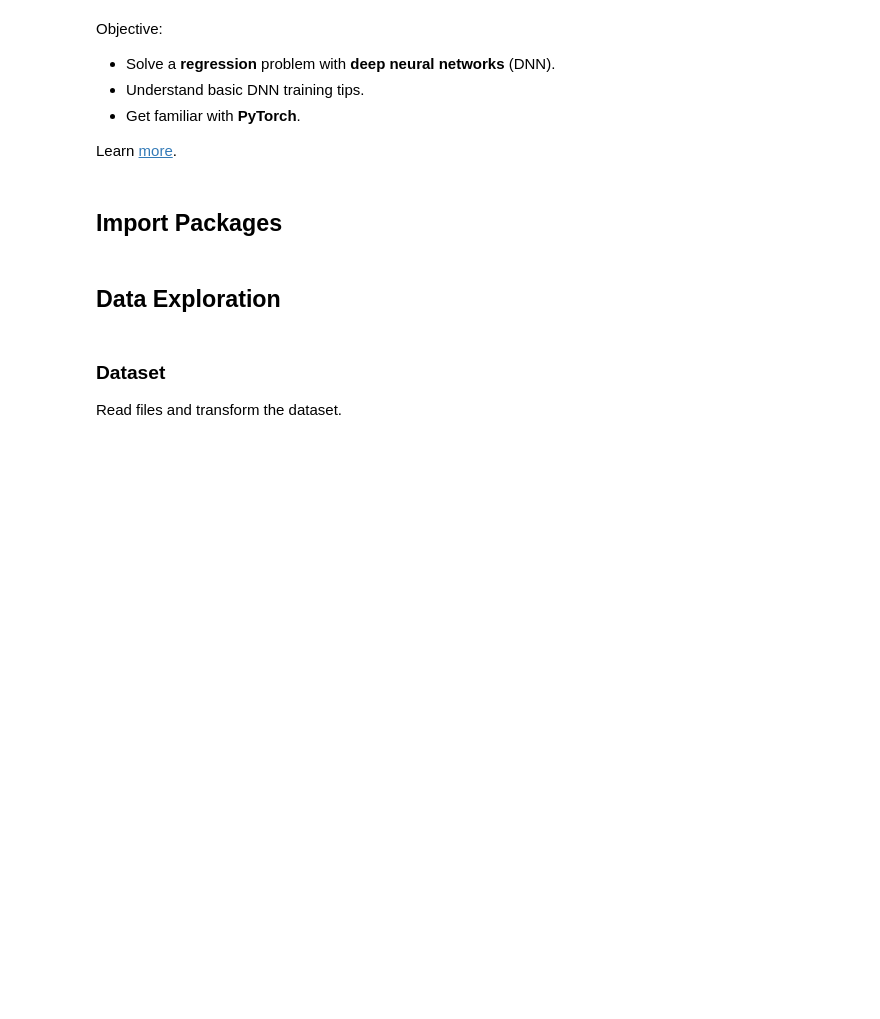
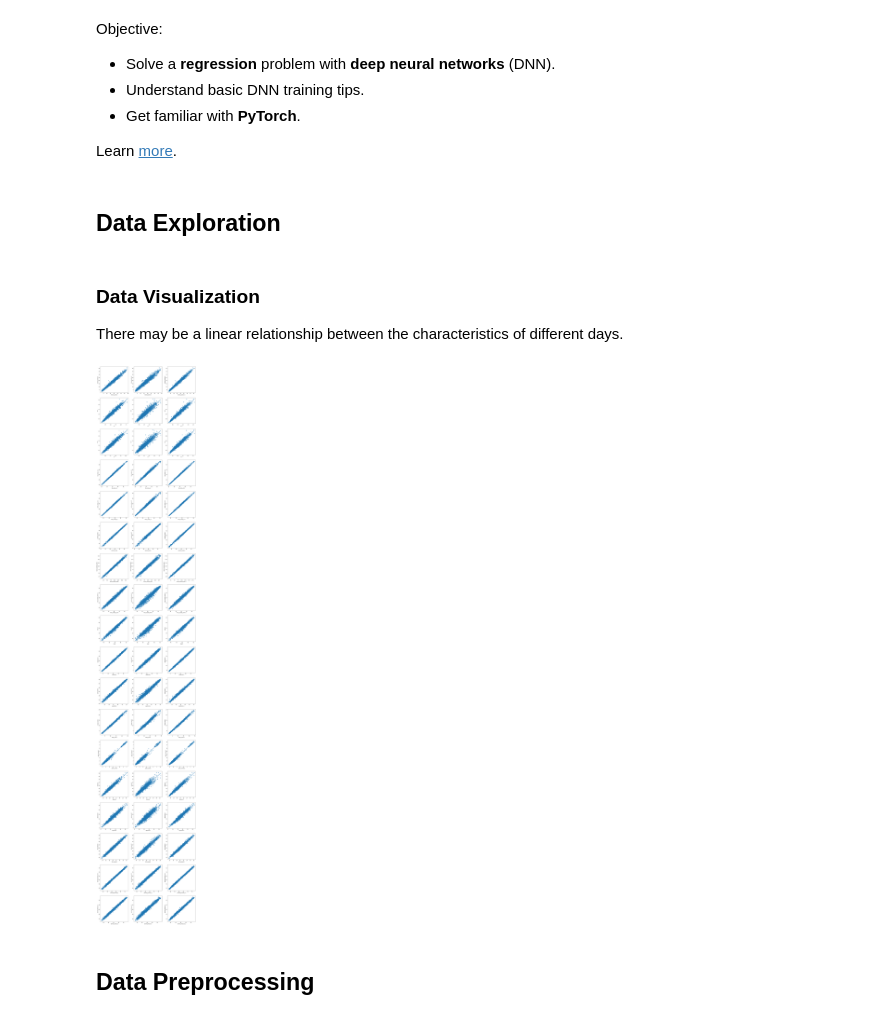
Before and after one commit to hulala1a/ml_hw, a Jupyter notebook: hw1/solvers/solver.ipynb, the cells around one changed output. Drawn from its saved outputs; the diff is of its cells as text; code cells hidden in the pictures; blank space fills up the shorter version.

```diff
--- a/hw1/solvers/solver.ipynb
+++ b/hw1/solvers/solver.ipynb
@@ -7,5 +7,3 @@ Objective:
 * Get familiar with **PyTorch**.
 
 Learn [more](../slides/hw01.pdf).
-# %% [markdown]
-## Import Packages
@@ -26,6 +10,76 @@ import matplotlib.pyplot as plt
 # %% [markdown]
 ## Data Exploration
-# %% [markdown]
-### Dataset
-
-Read files and transform the dataset.
+# %% [markdown]
+### Data Visualization
+There may be a linear relationship between the characteristics of different days.
+# %%
+import seaborn as sns
+import matplotlib.pyplot as plt
+import pandas as pd
+
+tr_path = '../datasets/covid.train.csv'
+tt_path = '../datasets/covid.test.csv'
+
+def visual_data(path):
+    data = pd.read_csv(path)
+    fig,axs = plt.subplots(18, 3, figsize = (20, 120))
+    sns.regplot(x="tested_positive", y="tested_positive.1", data=data, ax=axs[0][0])
+    sns.regplot(x="tested_positive", y="tested_positive.2",data=data, ax=axs[0][1])
+    sns.regplot(x="tested_positive.1", y="tested_positive.2", data=data, ax=axs[0][2])
+    sns.regplot(x="cli", y="cli.1", data=data, ax=axs[1][0])
+    sns.regplot(x="cli", y="cli.2", data=data, ax=axs[1][1])
+    sns.regplot(x="cli.1", y="cli.2", data=data, ax=axs[1][2])
+    sns.regplot(x="ili", y="ili.1", data=data, ax=axs[2][0])
+    sns.regplot(x="ili", y="ili.2", data=data, ax=axs[2][1])
+    sns.regplot(x="ili.1", y="ili.2", data=data, ax=axs[2][2])
+    sns.regplot(x="hh_cmnty_cli", y="hh_cmnty_cli.1", data=data, ax=axs[3][0])
+    sns.regplot(x="hh_cmnty_cli", y="hh_cmnty_cli.2", data=data, ax=axs[3][1])
+    sns.regplot(x="hh_cmnty_cli.1", y="hh_cmnty_cli.2", data=data, ax=axs[3][2])
+    sns.regplot(x="nohh_cmnty_cli", y="nohh_cmnty_cli.1", data=data, ax=axs[4][0])
+    sns.regplot(x="nohh_cmnty_cli", y="nohh_cmnty_cli.2", data=data, ax=axs[4][1])
+    sns.regplot(x="nohh_cmnty_cli.1", y="nohh_cmnty_cli.2", data=data, ax=axs[4][2])
+    sns.regplot(x="wearing_mask", y="wearing_mask.1", data=data, ax=axs[5][0])
+    sns.regplot(x="wearing_mask", y="wearing_mask.2", data=data, ax=axs[5][1])
+    sns.regplot(x="wearing_mask.1", y="wearing_mask.2", data=data, ax=axs[5][2])
+    sns.regplot(x="travel_outside_state", y="travel_outside_state.1", data=data, ax=axs[6][0])
+    sns.regplot(x="travel_outside_state", y="travel_outside_state.2", data=data, ax=axs[6][1])
+    sns.regplot(x="travel_outside_state.1", y="travel_outside_state.2", data=data, ax=axs[6][2])
+    sns.regplot(x="work_outside_home", y="work_outside_home.1", data=data, ax=axs[7][0])
+    sns.regplot(x="work_outside_home", y="work_outside_home.2", data=data, ax=axs[7][1])
+    sns.regplot(x="work_outside_home.1", y="work_outside_home.2", data=data, ax=axs[7][2])
+    sns.regplot(x="shop", y="shop.1", data=data, ax=axs[8][0])
+    sns.regplot(x="shop", y="shop.2", data=data, ax=axs[8][1])
+    sns.regplot(x="shop.1", y="shop.2", data=data, ax=axs[8][2])
+    sns.regplot(x="restaurant", y="restaurant.1", data=data, ax=axs[9][0])
+    sns.regplot(x="restaurant", y="restaurant.2",data=data, ax=axs[9][1])
+    sns.regplot(x="restaurant.1", y="restaurant.2", data=data, ax=axs[9][2])
+    sns.regplot(x="spent_time", y="spent_time.1", data=data, ax=axs[10][0])
+    sns.regplot(x="spent_time", y="spent_time.2", data=data, ax=axs[10][1])
+    sns.regplot(x="spent_time.1", y="spent_time.2", data=data, ax=axs[10][2])
+    sns.regplot(x="large_event", y="large_event.1", data=data, ax=axs[11][0])
+    sns.regplot(x="large_event", y="large_event.2", data=data, ax=axs[11][1])
+    sns.regplot(x="large_event.1", y="large_event.2", data=data, ax=axs[11][2])
+    sns.regplot(x="public_transit", y="public_transit.1", data=data, ax=axs[12][0])
+    sns.regplot(x="public_transit", y="public_transit.2", data=data, ax=axs[12][1])
+    sns.regplot(x="public_transit.1", y="public_transit.2", data=data, ax=axs[12][2])
+    sns.regplot(x="anxious", y="anxious.1", data=data, ax=axs[13][0])
+    sns.regplot(x="anxious", y="anxious.2", data=data, ax=axs[13][1])
+    sns.regplot(x="anxious.1", y="anxious.2", data=data, ax=axs[13][2])
+    sns.regplot(x="depressed", y="depressed.1", data=data, ax=axs[14][0])
+    sns.regplot(x="depressed", y="depressed.2", data=data, ax=axs[14][1])
+    sns.regplot(x="depressed.1", y="depressed.2", data=data, ax=axs[14][2])
+    sns.regplot(x="felt_isolated", y="felt_isolated.1", data=data, ax=axs[15][0])
+    sns.regplot(x="felt_isolated", y="felt_isolated.2", data=data, ax=axs[15][1])
+    sns.regplot(x="felt_isolated.1", y="felt_isolated.2", data=data, ax=axs[15][2])
+    sns.regplot(x="worried_become_ill", y="worried_become_ill.1", data=data, ax=axs[16][0])
+    sns.regplot(x="worried_become_ill", y="worried_become_ill.2", data=data, ax=axs[16][1])
+    sns.regplot(x="worried_become_ill.1", y="worried_become_ill.2", data=data, ax=axs[16][2])
+    sns.regplot(x="worried_finances", y="worried_finances.1", data=data, ax=axs[17][0])
+    sns.regplot(x="worried_finances", y="worried_finances.2", data=data, ax=axs[17][1])
+    sns.regplot(x="worried_finances.1", y="worried_finances.2", data=data, ax=axs[17][2])
+
+visual_data(tr_path)
+# %% [output]
+[figure, added]
+# %% [markdown]
+## Data Preprocessing
```
Also changed, not shown: parts of 25 cells of this notebook.
